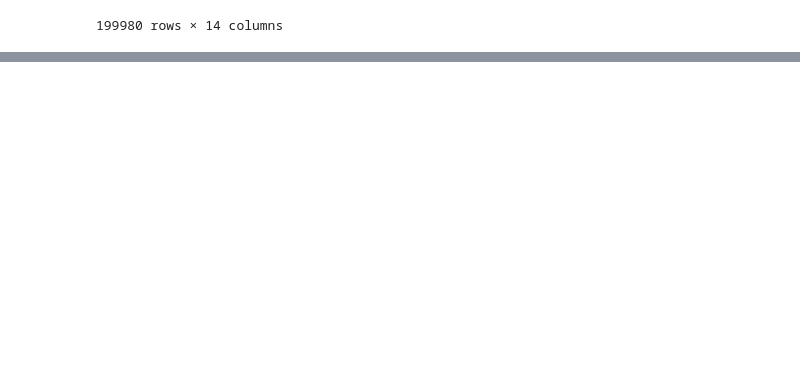
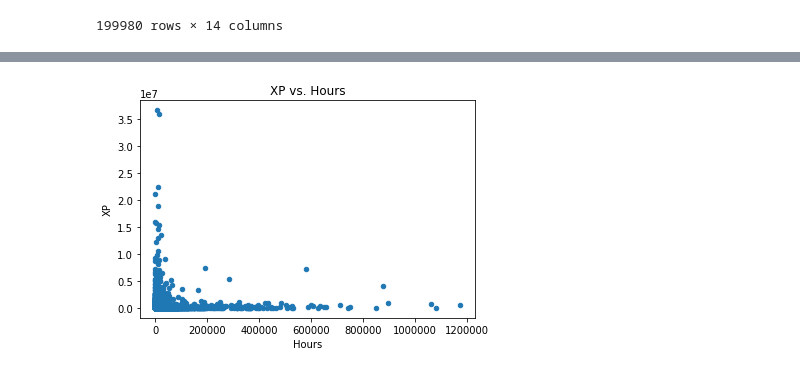
Before and after one commit to Gendo90/Achievement-Stats-Scraper, a Jupyter notebook: Leaderboard API Scraper.ipynb, the cells around one changed output, grey strips where cells are left out. Saved outputs shown, nothing was run; the diff lists cells and outputs as text; code cells hidden in the pictures; blank space fills up the shorter version.

```diff
--- a/Leaderboard API Scraper.ipynb
+++ b/Leaderboard API Scraper.ipynb
@@ -242,0 +261,6 @@ all_200k_df.to_csv("./all_first_200k.csv", index=False)
+# %%
+temp_axes4 = all_200k_df.plot(kind="scatter", x="Hours",
+                                       y="XP",
+                                       title="XP vs. Hours")
+# %% [output]
+[figure, added]
```
Also changed, not shown: parts of 4 cells of this notebook.
